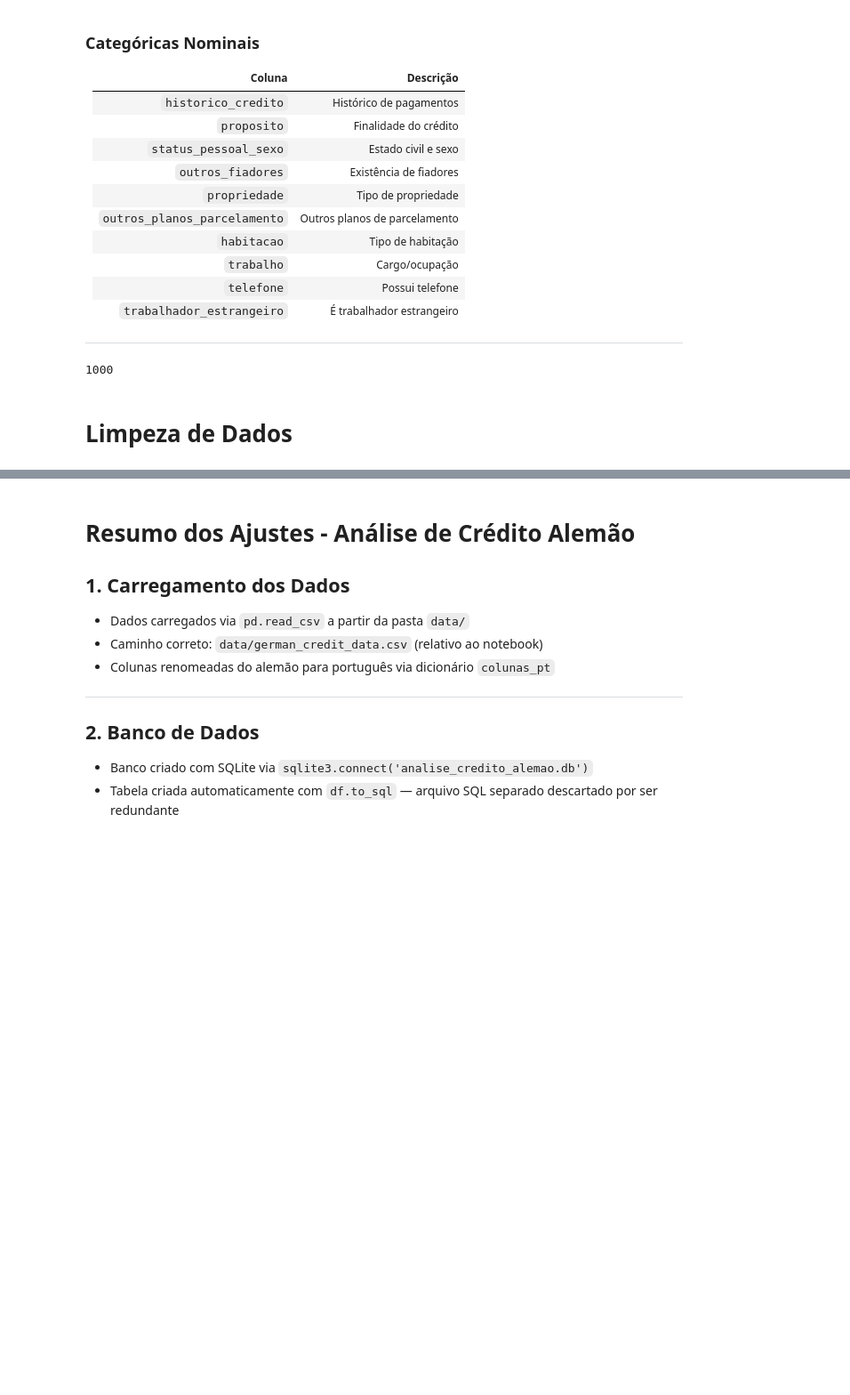
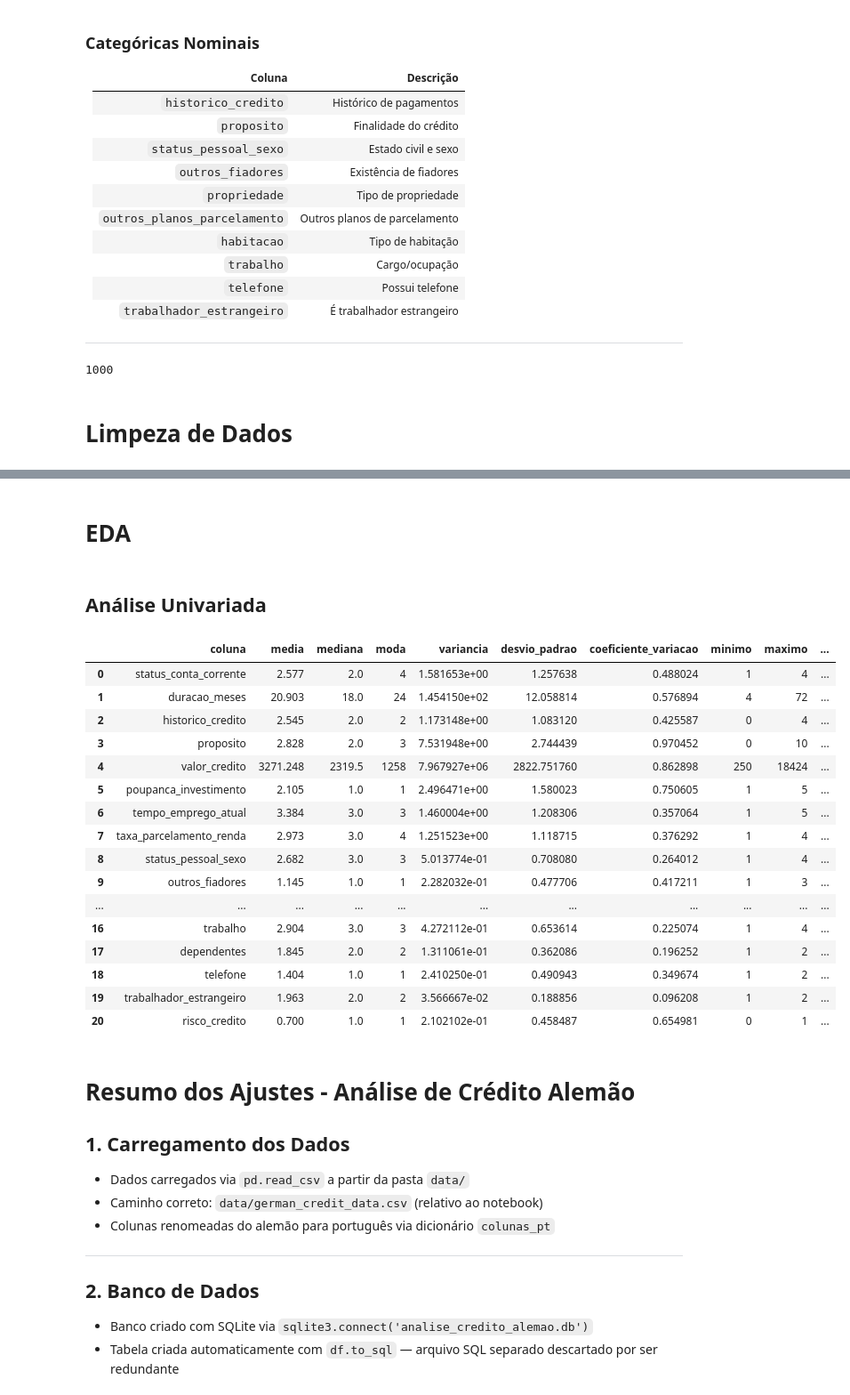
Before and after one commit to amandou/Sistema-de-Analise-Inteligente, a Jupyter notebook: banco_credito.ipynb, the cells around one changed output, grey strips where cells are left out. Shown at 89% size. Saved outputs shown, nothing was run; the diff lists cells and outputs as text; code cells hidden in the pictures; blank space fills up the shorter version.

```diff
--- a/banco_credito.ipynb
+++ b/banco_credito.ipynb
@@ -280,3 +323,81 @@ df_limpo.head()
+# %% [markdown]
+# EDA
+# %% [markdown]
+## Análise Univariada
+# %%
+colunas = df.select_dtypes(include=[np.number]).columns
+resultados = []
+
+for coluna in colunas:
+    serie = df[coluna]
+
+    estatisticas = {
+        "coluna": coluna,
+
+        # Tendência central
+        "media": serie.mean(),
+        "mediana": serie.median(),
+        "moda": serie.mode().iloc[0] if not serie.mode().empty else np.nan,
+
+        # Dispersão
+        "variancia": serie.var(),
+        "desvio_padrao": serie.std(),
+        "coeficiente_variacao": (
+            serie.std() / serie.mean()
+            if serie.mean() != 0 else np.nan
+        ),
+
+        # Extremos
+        "minimo": serie.min(),
+        "maximo": serie.max(),
+        "amplitude": serie.max() - serie.min(),
+
+        # Quartis
+        "q1": serie.quantile(0.25),
+        "q2_mediana": serie.quantile(0.50),
+        "q3": serie.quantile(0.75),
+        "iqr": serie.quantile(0.75) - serie.quantile(0.25),
+
+        # Distribuição
+        "assimetria": serie.skew(),
+        "curtose": serie.kurt(),
+
+        # Percentis adicionais
+        "p5": serie.quantile(0.05),
+        "p95": serie.quantile(0.95),
+
+        # Outliers pelo método IQR
+        "outliers_iqr": (
+            ((serie < (serie.quantile(0.25) - 1.5 * (
+                serie.quantile(0.75) - serie.quantile(0.25)))) |
+                (serie > (serie.quantile(0.75) + 1.5 * (
+                serie.quantile(0.75) - serie.quantile(0.25))))).sum()
+        )
+    }
+
+    resultados.append(estatisticas)
+
+# Cria dataframe estatisticas
+df_estatisticas = pd.DataFrame(resultados)
+df_estatisticas
+# %% [output]
+|  | coluna | media | mediana | moda | variancia | desvio_padrao | coeficiente_variacao | minimo | maximo | ... |
+| 0 | status_conta_corrente | 2.577 | 2.0 | 4 | 1.581653e+00 | 1.257638 | 0.488024 | 1 | 4 | ... |
+| 1 | duracao_meses | 20.903 | 18.0 | 24 | 1.454150e+02 | 12.058814 | 0.576894 | 4 | 72 | ... |
+| 2 | historico_credito | 2.545 | 2.0 | 2 | 1.173148e+00 | 1.083120 | 0.425587 | 0 | 4 | ... |
+| 3 | proposito | 2.828 | 2.0 | 3 | 7.531948e+00 | 2.744439 | 0.970452 | 0 | 10 | ... |
+| 4 | valor_credito | 3271.248 | 2319.5 | 1258 | 7.967927e+06 | 2822.751760 | 0.862898 | 250 | 18424 | ... |
+| 5 | poupanca_investimento | 2.105 | 1.0 | 1 | 2.496471e+00 | 1.580023 | 0.750605 | 1 | 5 | ... |
+| 6 | tempo_emprego_atual | 3.384 | 3.0 | 3 | 1.460004e+00 | 1.208306 | 0.357064 | 1 | 5 | ... |
+| 7 | taxa_parcelamento_renda | 2.973 | 3.0 | 4 | 1.251523e+00 | 1.118715 | 0.376292 | 1 | 4 | ... |
+| 8 | status_pessoal_sexo | 2.682 | 3.0 | 3 | 5.013774e-01 | 0.708080 | 0.264012 | 1 | 4 | ... |
+| 9 | outros_fiadores | 1.145 | 1.0 | 1 | 2.282032e-01 | 0.477706 | 0.417211 | 1 | 3 | ... |
+| ... | ... | ... | ... | ... | ... | ... | ... | ... | ... | ... |
+| 16 | trabalho | 2.904 | 3.0 | 3 | 4.272112e-01 | 0.653614 | 0.225074 | 1 | 4 | ... |
+| 17 | dependentes | 1.845 | 2.0 | 2 | 1.311061e-01 | 0.362086 | 0.196252 | 1 | 2 | ... |
+| 18 | telefone | 1.404 | 1.0 | 1 | 2.410250e-01 | 0.490943 | 0.349674 | 1 | 2 | ... |
+| 19 | trabalhador_estrangeiro | 1.963 | 2.0 | 2 | 3.566667e-02 | 0.188856 | 0.096208 | 1 | 2 | ... |
+| 20 | risco_credito | 0.700 | 1.0 | 1 | 2.102102e-01 | 0.458487 | 0.654981 | 0 | 1 | ... |
 # %% [markdown]
 # Resumo dos Ajustes - Análise de Crédito Alemão
 
```
Also changed, not shown: parts of 5 cells of this notebook.
